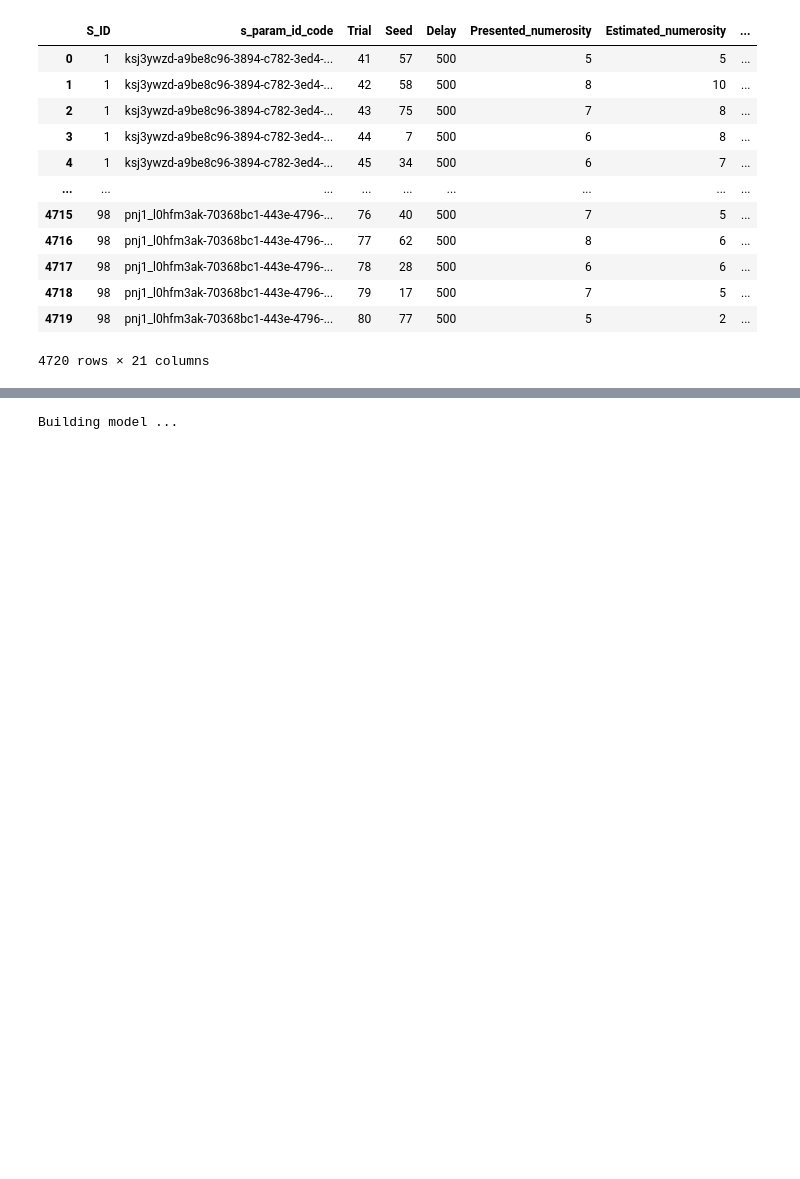
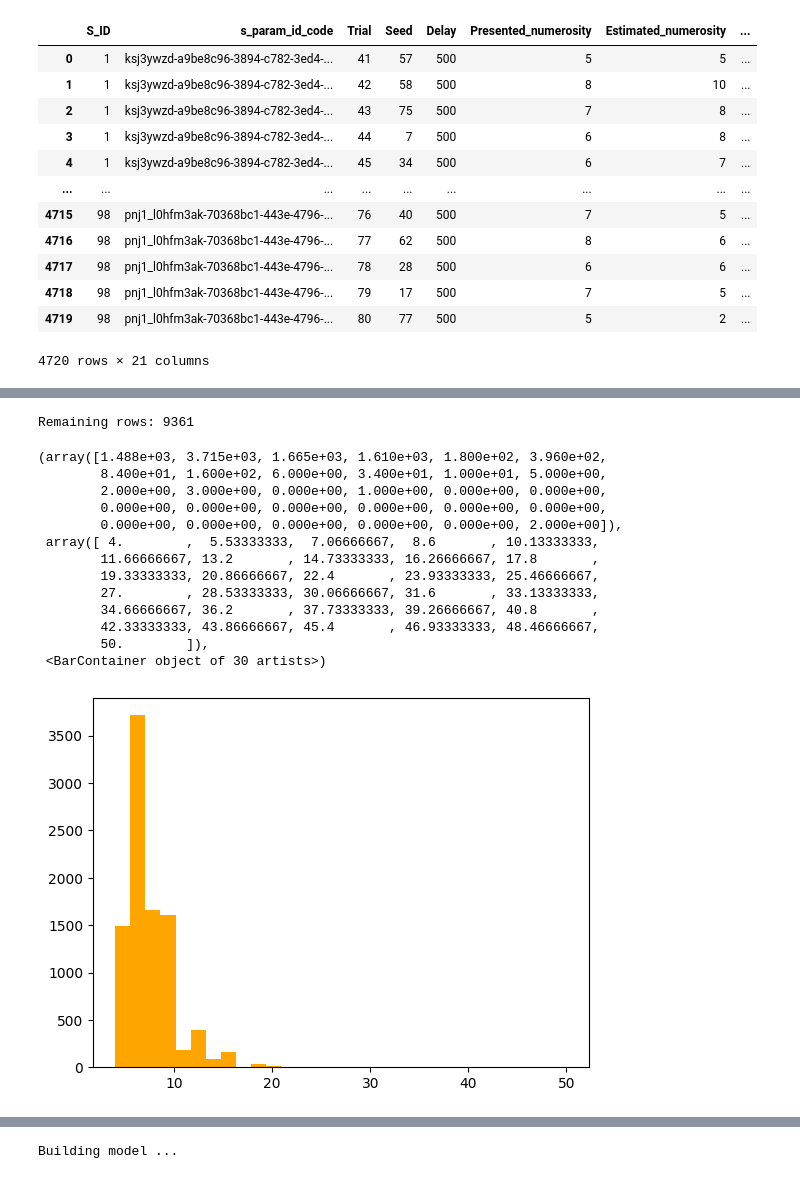
Before and after one commit to ElisiusKLP/NumEst-PD, a Jupyter notebook: notebooks/fit_model_hir2.ipynb, the cells around one changed output, grey strips where cells are left out. Drawn from its saved outputs; the diff is of its cells as text; code cells hidden in the pictures; blank space fills up the shorter version.

```diff
--- a/notebooks/fit_model_hir2.ipynb
+++ b/notebooks/fit_model_hir2.ipynb
@@ -155,3 +158,27 @@ Outlier:
+# %%
+
+# remove rows where Estimated_numerosity > 24
+X = X[X["Estimated_numerosity"].between(4, 50)].copy()
+
+# optional: check result
+print(f"Remaining rows: {len(X)}")
+plt.hist(X["Estimated_numerosity"], bins=30, color="orange")
+# %% [output]
+Remaining rows: 9361
+(array([1.488e+03, 3.715e+03, 1.665e+03, 1.610e+03, 1.800e+02, 3.960e+02,
+        8.400e+01, 1.600e+02, 6.000e+00, 3.400e+01, 1.000e+01, 5.000e+00,
+        2.000e+00, 3.000e+00, 0.000e+00, 1.000e+00, 0.000e+00, 0.000e+00,
+        0.000e+00, 0.000e+00, 0.000e+00, 0.000e+00, 0.000e+00, 0.000e+00,
+        0.000e+00, 0.000e+00, 0.000e+00, 0.000e+00, 0.000e+00, 2.000e+00]),
+ array([ 4.        ,  5.53333333,  7.06666667,  8.6       , 10.13333333,
+        11.66666667, 13.2       , 14.73333333, 16.26666667, 17.8       ,
+        19.33333333, 20.86666667, 22.4       , 23.93333333, 25.46666667,
+        27.        , 28.53333333, 30.06666667, 31.6       , 33.13333333,
+        34.66666667, 36.2       , 37.73333333, 39.26666667, 40.8       ,
+        42.33333333, 43.86666667, 45.4       , 46.93333333, 48.46666667,
+        50.        ]),
+ <BarContainer object of 30 artists>)
+[figure, added]
 # %%
 
 # Encode entity (trial-level)
```
Also changed, not shown: parts of 22 cells of this notebook, 8 other files.
